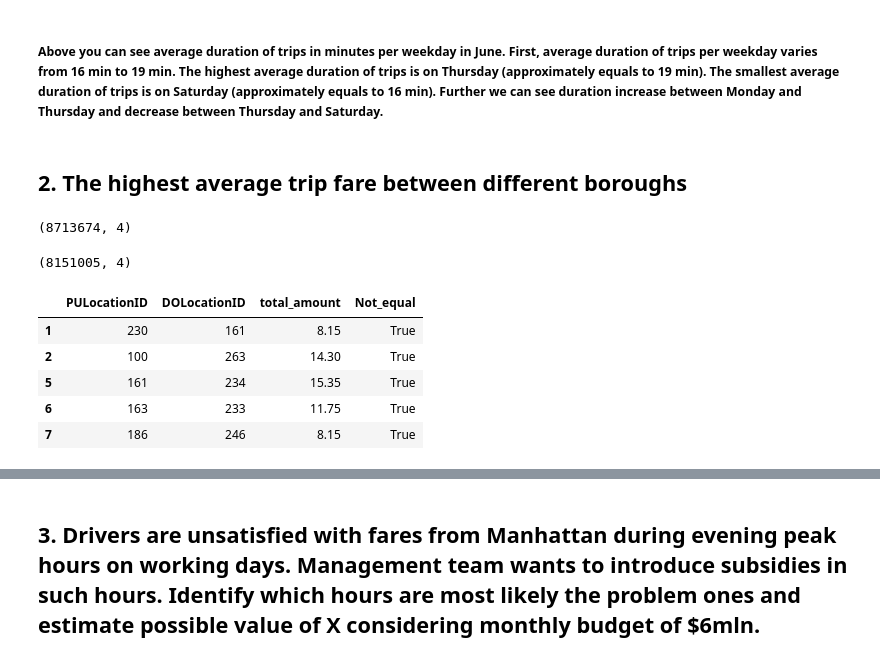
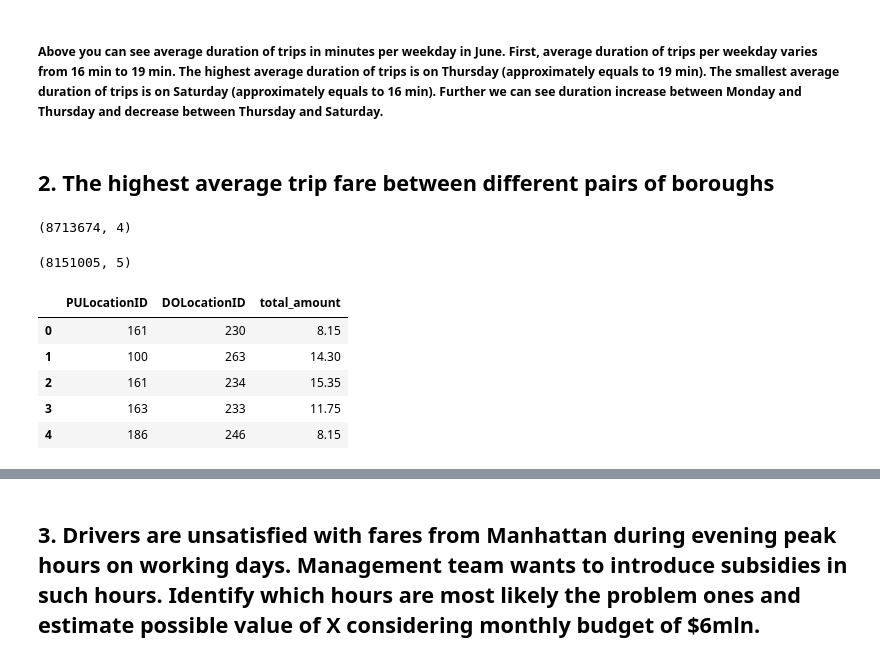
Before and after one commit to tatianayeliseeva/Analyst_assignment, a Jupyter notebook: Analyst_HA.ipynb, the cells around one changed output, grey strips where cells are left out. Drawn from its saved outputs; the diff is of its cells as text; code cells hidden in the pictures.

```diff
--- a/Analyst_HA.ipynb
+++ b/Analyst_HA.ipynb
@@ -107,5 +107,5 @@ plt.show()
 # %% [markdown]
 ##### Above you can see average duration of trips in minutes per weekday in June. First, average duration of trips per weekday varies from 16 min to 19 min. The highest average duration of trips is on Thursday (approximately equals to 19 min). The smallest average duration of trips is on Saturday (approximately equals to 16 min). Further we can see duration increase between Monday and Thursday and decrease between Thursday and Saturday.
 # %% [markdown]
-## 2. The highest average trip fare between different boroughs
+## 2. The highest average trip fare between different pairs of boroughs
 # %%
@@ -115,16 +116,28 @@ bor.shape
 (8713674, 4)
 # %%
 bor = bor[bor.Not_equal != False]
+bor = bor.reset_index()
 bor.shape
 # %% [output]
-(8151005, 4)
+(8151005, 5)
-# %%
-bor.head()
-# %% [output]
-|  | PULocationID | DOLocationID | total_amount | Not_equal |
-| 1 | 230 | 161 | 8.15 | True |
-| 2 | 100 | 263 | 14.30 | True |
-| 5 | 161 | 234 | 15.35 | True |
-| 6 | 163 | 233 | 11.75 | True |
-| 7 | 186 | 246 | 8.15 | True |
+# %%
+# We consider that pairs like (a, b) and (b, a) are the same. In this part we can sort values in columns PULocationID and DOLocationID (horizontally, ascending)
+s_bor = bor.copy()
+s_bor.drop(columns=['index', 'Not_equal'], inplace=True)
+p = s_bor['PULocationID'].values
+d = s_bor['DOLocationID'].values
+for i in range(len(p)):
+    if p[i] > d[i]:
+        p[i], d[i] = d[i], p[i]
+s_bor.drop(columns=['PULocationID', 'DOLocationID'], axis=1, inplace=True)
+s_bor.insert(loc=0, column='DOLocationID', value=d)
+s_bor.insert(loc=0, column='PULocationID', value=p)
+s_bor.head()
+# %% [output]
+|  | PULocationID | DOLocationID | total_amount |
+| 0 | 161 | 230 | 8.15 |
+| 1 | 100 | 263 | 14.30 |
+| 2 | 161 | 234 | 15.35 |
+| 3 | 163 | 233 | 11.75 |
+| 4 | 186 | 246 | 8.15 |
 # %%
```
Also changed, not shown: parts of 5 cells of this notebook.
